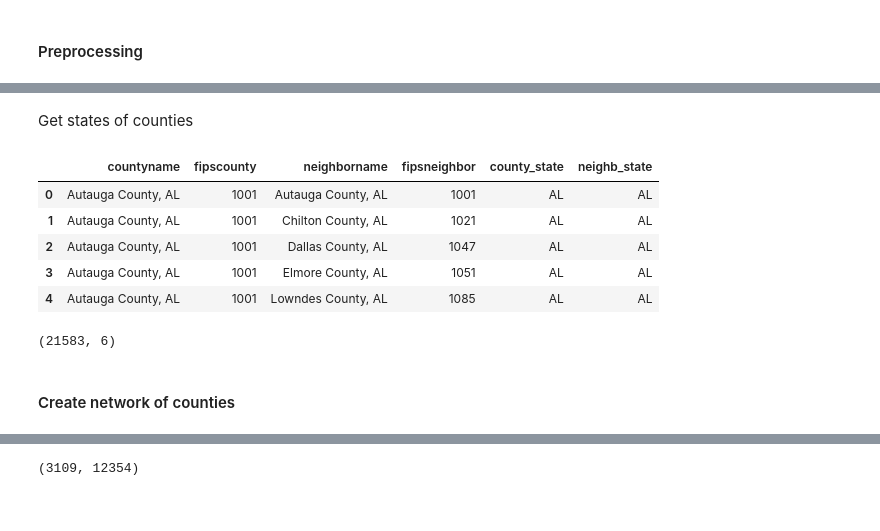
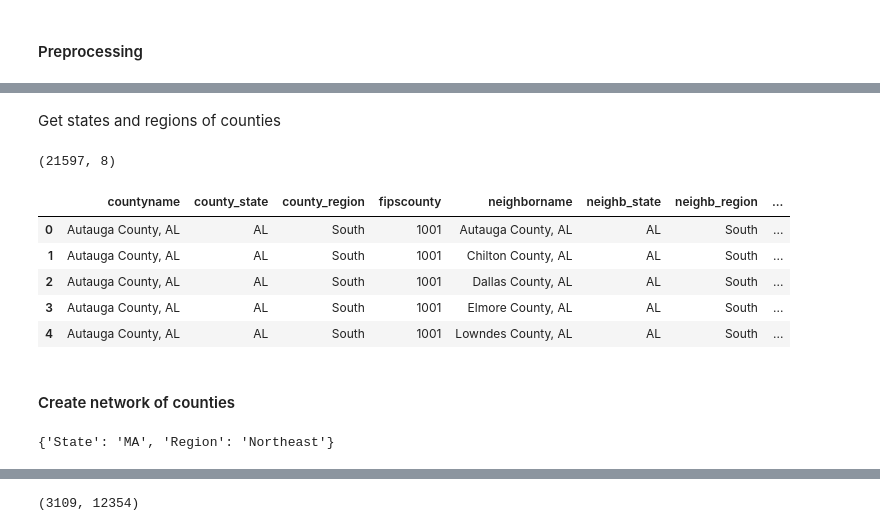
Before and after one commit to samar14641/covid-us-networks, a Jupyter notebook: network_builder.ipynb, the cells around one changed output, grey strips where cells are left out. Saved outputs shown, nothing was run; the diff lists cells and outputs as text; code cells hidden in the pictures.

```diff
--- a/network_builder.ipynb
+++ b/network_builder.ipynb
@@ -116,0 +192,3 @@ counties.head()
+# %%
+wantonwan_mn = counties.loc[counties['neighborname'] == 'Watonwan County, MN'].reset_index(drop = True).rename(columns = {'countyname': 'neighborname', 'fipscounty': 'fipsneighbor', 'neighborname': 'countyname', 'fipsneighbor': 'fipscounty'})[['countyname', 'fipscounty', 'neighborname', 'fipsneighbor']]
+wantonwan_mn
@@ -116,0 +203,3 @@ counties.head()
+# %%
+counties = pd.concat([counties, otter_tail_mn, wantonwan_mn]).reset_index(drop = True)
+counties.shape
@@ -117,23 +217,30 @@ counties.head()
 # %% [markdown]
-Get states of counties
+Get states and regions of counties
 # %%
 counties['county_state'] = counties['countyname'].apply(lambda x: x.split(',')[-1].strip())
 counties['neighb_state'] = counties['neighborname'].apply(lambda x: x.split(',')[-1].strip())
 
-counties.head()
+counties = counties.set_index('county_state').join(states_regions).reset_index().rename(columns = {'index': 'county_state', 'state1_region': 'county_region'}).set_index('neighb_state').join(states_regions).reset_index().rename(columns = {'index': 'neighb_state', 'state1_region': 'neighb_region'})
-# %% [output]
-|  | countyname | fipscounty | neighborname | fipsneighbor | county_state | neighb_state |
-| 0 | Autauga County, AL | 1001 | Autauga County, AL | 1001 | AL | AL |
-| 1 | Autauga County, AL | 1001 | Chilton County, AL | 1021 | AL | AL |
-| 2 | Autauga County, AL | 1001 | Dallas County, AL | 1047 | AL | AL |
-| 3 | Autauga County, AL | 1001 | Elmore County, AL | 1051 | AL | AL |
-| 4 | Autauga County, AL | 1001 | Lowndes County, AL | 1085 | AL | AL |
 # %%
 exclude = ['AK', 'HI', 'AS', 'GU', 'MP', 'PR', 'VI']
 
-counties = counties[~counties['county_state'].isin(exclude)]
+counties = counties[~counties['county_state'].isin(exclude)].reset_index(drop = True)
 counties.shape
 # %% [output]
-(21583, 6)
+(21597, 8)
+# %%
+counties = counties[['countyname', 'county_state', 'county_region', 'fipscounty', 'neighborname', 'neighb_state', 'neighb_region', 'fipsneighbor']]  # rearragne columns
+
+counties['same_state'] = counties['county_state'] == counties['neighb_state']
+counties['same_region'] = counties['county_region'] == counties['neighb_region']
+
+counties.head()
+# %% [output]
+|  | countyname | county_state | county_region | fipscounty | neighborname | neighb_state | neighb_region | ... |
+| 0 | Autauga County, AL | AL | South | 1001 | Autauga County, AL | AL | South | ... |
+| 1 | Autauga County, AL | AL | South | 1001 | Chilton County, AL | AL | South | ... |
+| 2 | Autauga County, AL | AL | South | 1001 | Dallas County, AL | AL | South | ... |
+| 3 | Autauga County, AL | AL | South | 1001 | Elmore County, AL | AL | South | ... |
+| 4 | Autauga County, AL | AL | South | 1001 | Lowndes County, AL | AL | South | ... |
 # %% [markdown]
 #### Create network of counties
@@ -142,3 +251,7 @@ counties_graph = nx.from_pandas_edgelist(counties, 'countyname', 'neighborname',
+# %%
+counties_graph.nodes['Suffolk County, MA']
+# %% [output]
+{'State': 'MA', 'Region': 'Northeast'}
 # %%
 counties_graph['Suffolk County, MA']
 # %% [output]
```
Also changed, not shown: parts of 19 cells of this notebook, 1 other file.
